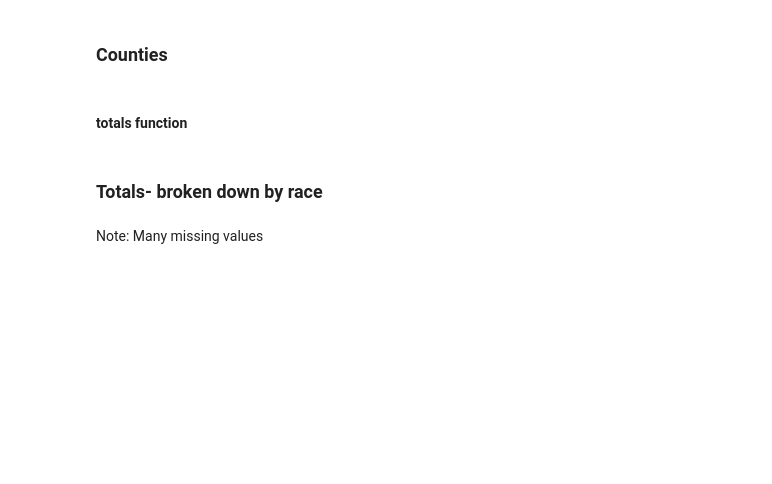
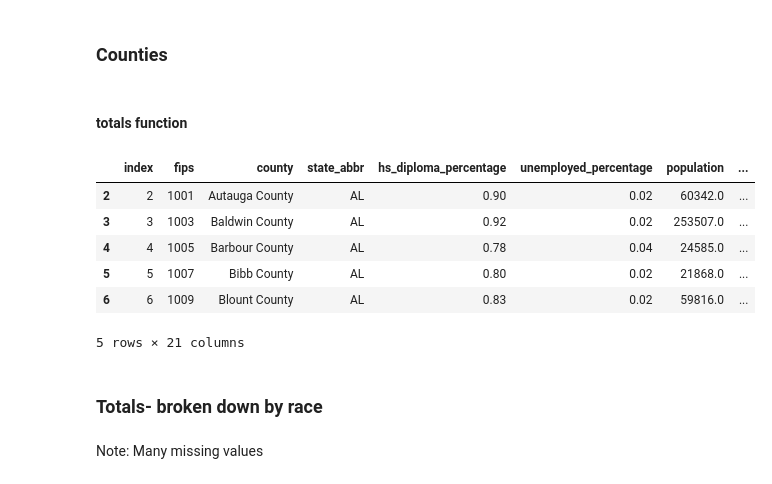
Before and after one commit to mapsg91/CapstoneII_MG, a Jupyter notebook: data/Clean Data/selected_vars/clean_select_features.ipynb, the cells around one changed output. Saved outputs shown, nothing was run; the diff lists cells and outputs as text; code cells hidden in the pictures; blank space fills up the shorter version.

```diff
--- a/data/Clean Data/selected_vars/clean_select_features.ipynb
+++ b/data/Clean Data/selected_vars/clean_select_features.ipynb
@@ -98,0 +52,2 @@ us_counties_updated = us_counties_updated[~us_counties_updated['county'].isin(st
+# %%
+counties = make_subset(county_health_rank, county_health_subset, county_new_names)
@@ -98,0 +62,7 @@ us_counties_updated = us_counties_updated[~us_counties_updated['county'].isin(st
+# %%
+def clean_subset(df):
+    df = df[~df['county'].isin(state_names)]
+    df = df.round(2)
+    return df
+# %%
+counties = clean_subset(counties)
@@ -160,11 +134,11 @@ county_socio_econ = us_counties_updated.drop(columns=['income_inequality', 'gend
 ### Counties
 # %%
 pop_vars = ['state_abbr','county','fips', 'population']
-county_pop = us_counties_updated[pop_vars]
+county_pop = counties[pop_vars]
 # find columns w percentage ouputs by assigining target string to variable ans using lamda  func to filter col names and assign to list
 percent_str = 'percentage'
-percent_vars = list(filter(lambda x: percent_str in x, new_names))
-us_counties_totals = us_counties_updated.copy()
+percent_vars = list(filter(lambda x: percent_str in x, county_name_list))
+counties_totals = counties.copy()
 counties_pop_col = 'population'
 # %% [markdown]
 #### totals function
@@ -180,3 +152,14 @@ us_counties_totals.columns = us_counties_totals.columns.str.replace('_percentage
+# %%
+counties_totals= clean_subset(counties_totals)
+counties_totals.head()
+# %% [output]
+|  | index | fips | county | state_abbr | hs_diploma_percentage | unemployed_percentage | population | ... |
+| 2 | 2 | 1001 | Autauga County | AL | 0.90 | 0.02 | 60342.0 | ... |
+| 3 | 3 | 1003 | Baldwin County | AL | 0.92 | 0.02 | 253507.0 | ... |
+| 4 | 4 | 1005 | Barbour County | AL | 0.78 | 0.04 | 24585.0 | ... |
+| 5 | 5 | 1007 | Bibb County | AL | 0.80 | 0.02 | 21868.0 | ... |
+| 6 | 6 | 1009 | Blount County | AL | 0.83 | 0.02 | 59816.0 | ... |
+5 rows × 21 columns
 # %% [markdown]
 ### Totals- broken down by race
 # %%
```
Also changed, not shown: parts of 71 cells of this notebook, 8 other files.
